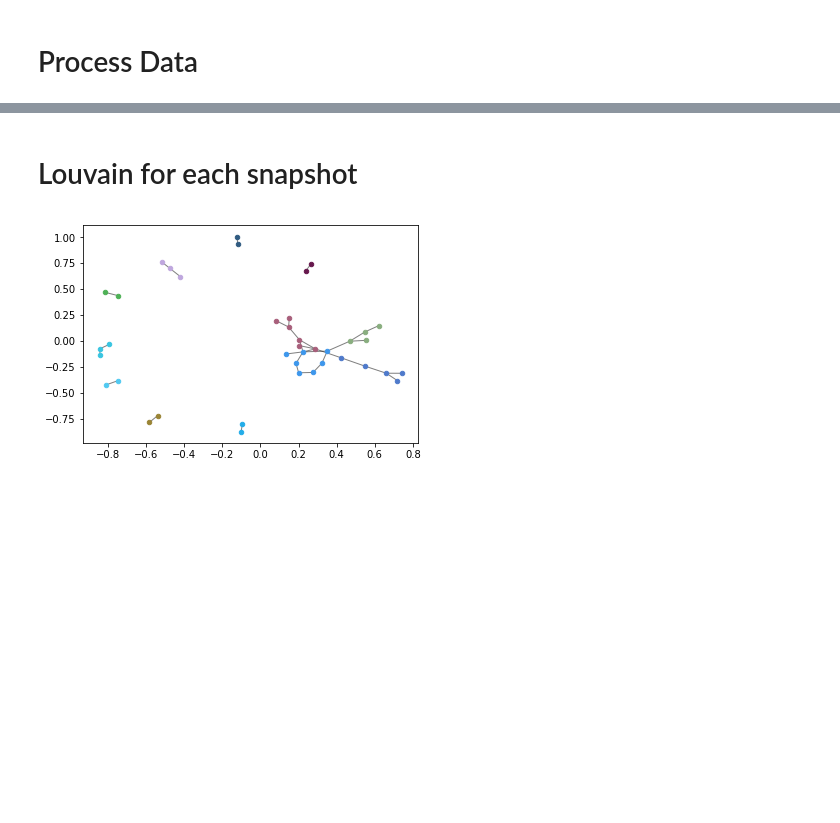
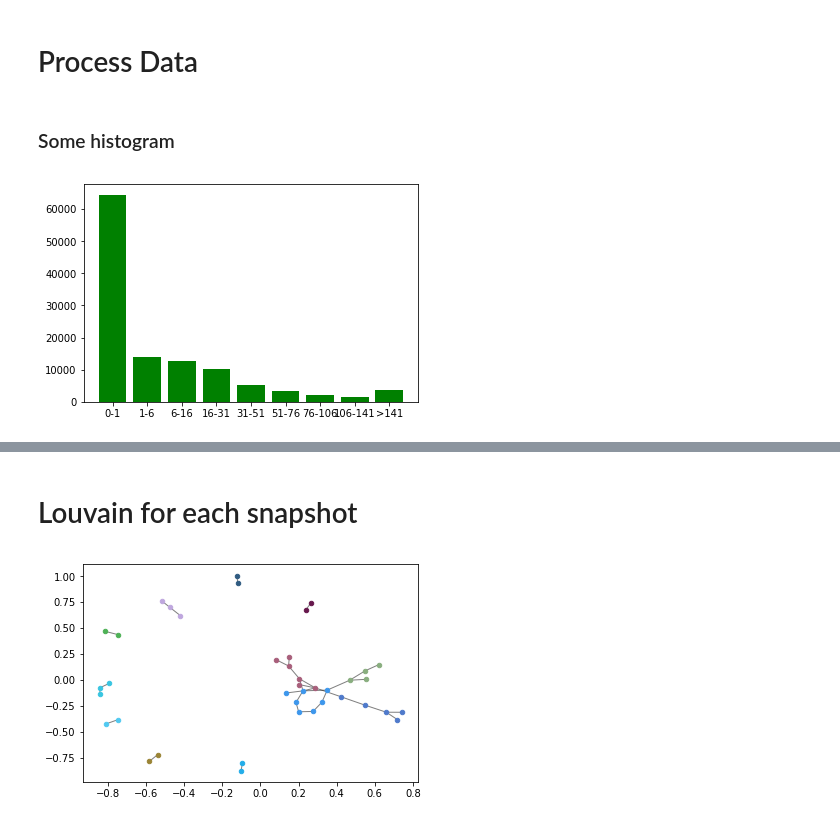
Before and after one commit to Anhtu07/Community-Detection, a Jupyter notebook: Debian Mailing List.ipynb, the cells around one changed output, grey strips where cells are left out. Drawn from its saved outputs; the diff is of its cells as text; code cells hidden in the pictures; blank space fills up the shorter version.

```diff
--- a/Debian Mailing List.ipynb
+++ b/Debian Mailing List.ipynb
@@ -18,0 +35,10 @@ for link in processed_dml:
+# %% [markdown]
+### Some histogram
+# %%
+import matplotlib.pyplot as plt
+%matplotlib inline
+dictionary = {'0-1': 64465, '1-6':13959, '6-16':12612, '16-31':10093, '31-51':5303, '51-76':3340, '76-106':2131, '106-141':1400, '>141': 3657}
+plt.bar(list(dictionary.keys()), dictionary.values(), color='g')
+plt.show()
+# %% [output]
+[figure, added]
```
Also changed, not shown: parts of 9 cells of this notebook, 1 other file.
